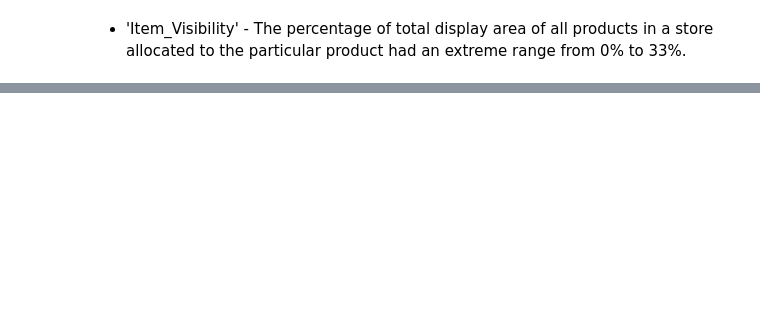
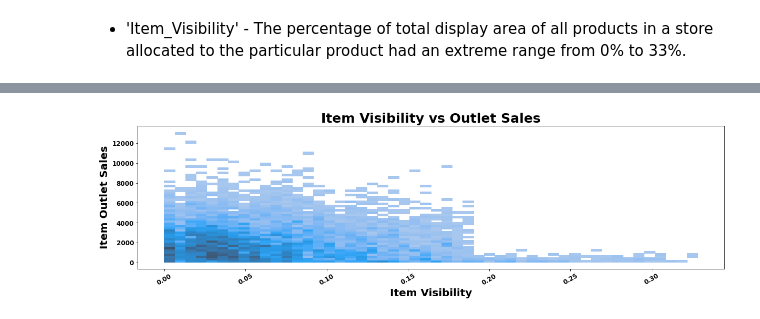
Before and after one commit to YBilodeau/Sales-Predictions, a Jupyter notebook: Sales_Prediction_Project.ipynb, the cells around one changed output, grey strips where cells are left out. Cells and saved outputs as stored; diff of their text form; code cells hidden in the pictures; blank space fills up the shorter version.

```diff
--- a/Sales_Prediction_Project.ipynb
+++ b/Sales_Prediction_Project.ipynb
@@ -358,0 +397,13 @@ The percentage of total display area of all products in a store allocated to the
+# %%
+plt.figure(figsize = (20, 5))
+#sns.set_style('whitegrid') #'darkgrid', 'whitegrid', 'dark, 'white', 'ticks'
+
+sns.histplot(data=df, x='Item_Visibility',y='Item_Outlet_Sales')
+
+plt.title('Item Visibility vs Outlet Sales', fontsize = 25, weight='bold')
+plt.xlabel('Item Visibility', fontsize = 20, weight='bold')
+plt.ylabel('Item Outlet Sales', fontsize = 20, weight='bold');
+plt.xticks(fontsize = 12, weight='bold', rotation=30)
+plt.yticks(fontsize = 12, weight='bold');
+# %% [output]
+[figure, added]
```
Also changed, not shown: parts of 26 cells of this notebook.
